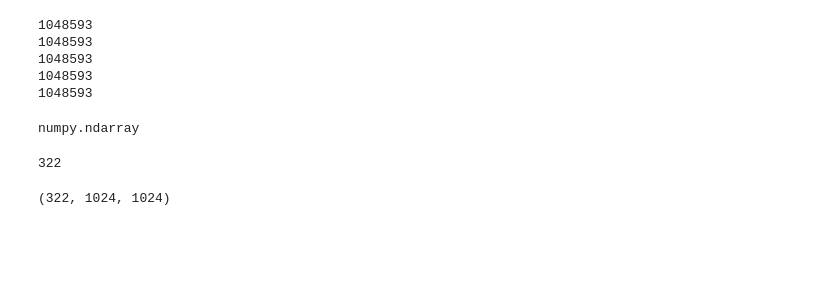
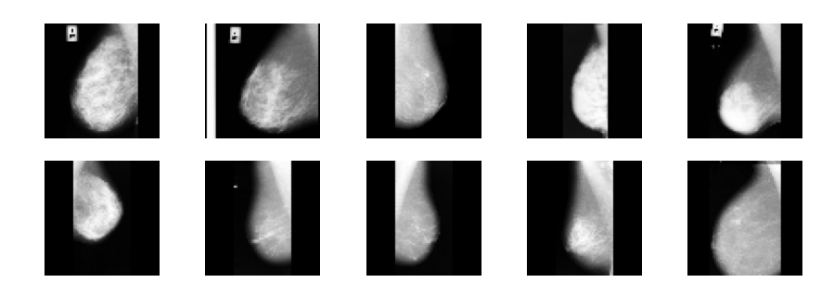
Before and after one commit to sam2377/DL_Medical_Image_Analysis, a Jupyter notebook: Code/Lecture2/Medical_image_denoise.ipynb, the cells around one changed output. Drawn from its saved outputs; the diff is of its cells as text; code cells hidden in the pictures; blank space fills up the shorter version.

Commit message:
load pgm

```diff
--- a/Code/Lecture2/Medical_image_denoise.ipynb
+++ b/Code/Lecture2/Medical_image_denoise.ipynb
@@ -5,24 +5,38 @@ import re
 import cv2
 import numpy as np
 import matplotlib.pyplot as plt
+# %%
+def show_image(array):
+    n = 10
+    indices = np.random.randint(len(array), size=n)
+    images = array[indices, :]
+    fig, axes = plt.subplots(2, 5, figsize=(15,5))
+    for i in range(2):
+        for j in range(5):
+            image = images[i*5+j, :, :]
+            axes[i, j].axis("off")
+            axes[i, j].imshow(array[i*5+j].reshape(64, 64), cmap=None)
+    plt.show()
 # %%
-def read_pgm(filename, byteorder='>'):
+def read_pgm(filename):
     """Return image data from a raw PGM file as numpy array.
     Format specification: http://netpbm.sourceforge.net/doc/pgm.html
+    https://zh.wikipedia.org/wiki/PBM%E6%A0%BC%E5%BC%8F
     """
     with open(filename, 'rb') as f:
         buffer = f.read()
-        print(len(buffer))
     try:
         header, width, height, maxval = re.search(
             b"(^P5\s(?:\s*#.*[\r\n])*"
             b"(\d+)\s(?:\s*#.*[\r\n])*"
             b"(\d+)\s(?:\s*#.*[\r\n])*"
             b"(\d+)\s(?:\s*#.*[\r\n]\s)*)", buffer).groups()
+#         print('Header:{}\nWidth:{}\nHeight:{}\nMaxval:{}'.format(header, width, height, maxval))
+#         print('len {}'.format(len(header)))
     except AttributeError:
         raise ValueError("Not a raw PGM file: '%s'" % filename)
     return np.frombuffer(buffer,
-                            dtype='u1' if int(maxval) < 256 else byteorder + 'u2', #uint8 or uint16
+                            dtype='u1',
                             count=int(width) * int(height),
                             offset=len(header)
                             ).reshape((int(height), int(width)))
@@ -33,10 +47,8 @@ def read_mini_mias():
     for dirName, subdirList, fileList in os.walk("data/all-mias/"):
         for fname in fileList:
             if fname.endswith(".pgm"):
-                images_tensor[i] = read_pgm("data/all-mias/" + fname, byteorder='<')
+                images_tensor[i] = read_pgm("data/all-mias/" + fname)
                 i += 1
-            if i == 5:
-                break
     return images_tensor
 # %%
 def load_datasets(img_width=64, img_height=64):
@@ -53,26 +65,11 @@ def load_datasets(img_width=64, img_height=64):
 #         dx_images[i] = cv2.resize(raw_dx[i], dsize=(img_width, img_height),
 #                                   interpolation=cv2.INTER_CUBIC)
 #     return mias_images, dx_images  # , dental_images
-    return mias_images, raw_mias
+    return mias_images
 # %%
 img_width = 64
 img_height = 64
-mias_images, raw_mias = load_datasets(img_width, img_height)
+mias_images = load_datasets(img_width, img_height)
+show_image(mias_images)
 # %% [output]
-1048593
-1048593
-1048593
-1048593
-1048593
+[figure, added]
-# %%
-type(raw_mias)
-# %% [output]
-numpy.ndarray
-# %%
-len(raw_mias)
-# %% [output]
-322
-# %%
-raw_mias.shape
-# %% [output]
-(322, 1024, 1024)
```
Also changed, not shown: parts of 5 cells of this notebook.
